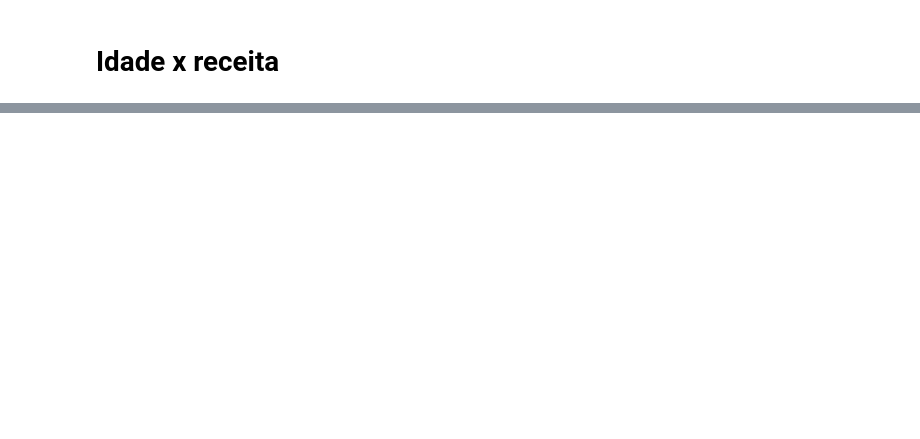
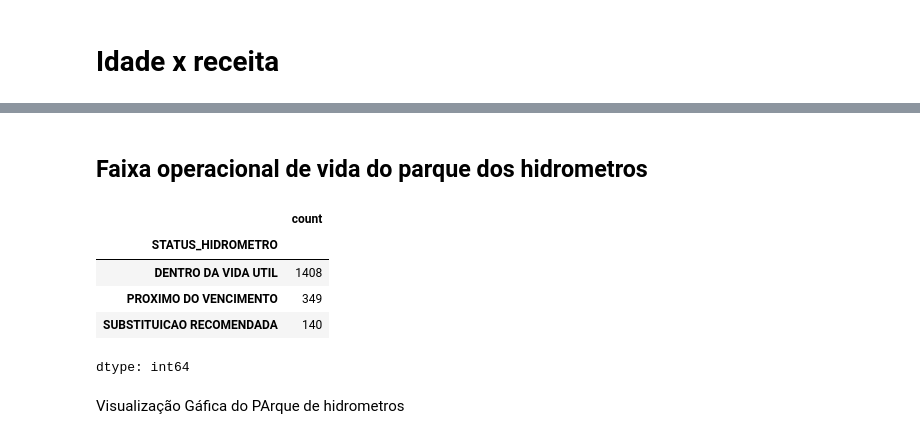
Before and after one commit to elissouza2023/sistema_agua_saneamento, a Jupyter notebook: notebooks/dados_sistema_saneamento.ipynb, the cells around one changed output, grey strips where cells are left out. Drawn from its saved outputs; the diff is of its cells as text; code cells hidden in the pictures; blank space fills up the shorter version.

```diff
--- a/notebooks/dados_sistema_saneamento.ipynb
+++ b/notebooks/dados_sistema_saneamento.ipynb
@@ -328,0 +468,26 @@ px.scatter(
+# %% [markdown]
+## Faixa operacional de vida do parque dos hidrometros
+# %%
+# CLASSIFICACAO OPERACIONAL DOS HIDROMETROS
+
+df['STATUS_HIDROMETRO'] = np.where(
+    df['IDADE_HIDROMETRO'] < 5,
+    'DENTRO DA VIDA UTIL',
+    np.where(
+        df['IDADE_HIDROMETRO'] < 7,
+        'PROXIMO DO VENCIMENTO',
+        'SUBSTITUICAO RECOMENDADA'
+    )
+)
+
+# Para verificar a distribuição
+df['STATUS_HIDROMETRO'].value_counts()
+# %% [output]
+|  | count |
+| STATUS_HIDROMETRO |  |
+| DENTRO DA VIDA UTIL | 1408 |
+| PROXIMO DO VENCIMENTO | 349 |
+| SUBSTITUICAO RECOMENDADA | 140 |
+dtype: int64
+# %% [markdown]
+Visualização Gáfica do PArque de hidrometros
```
Also changed, not shown: parts of 22 cells of this notebook.
